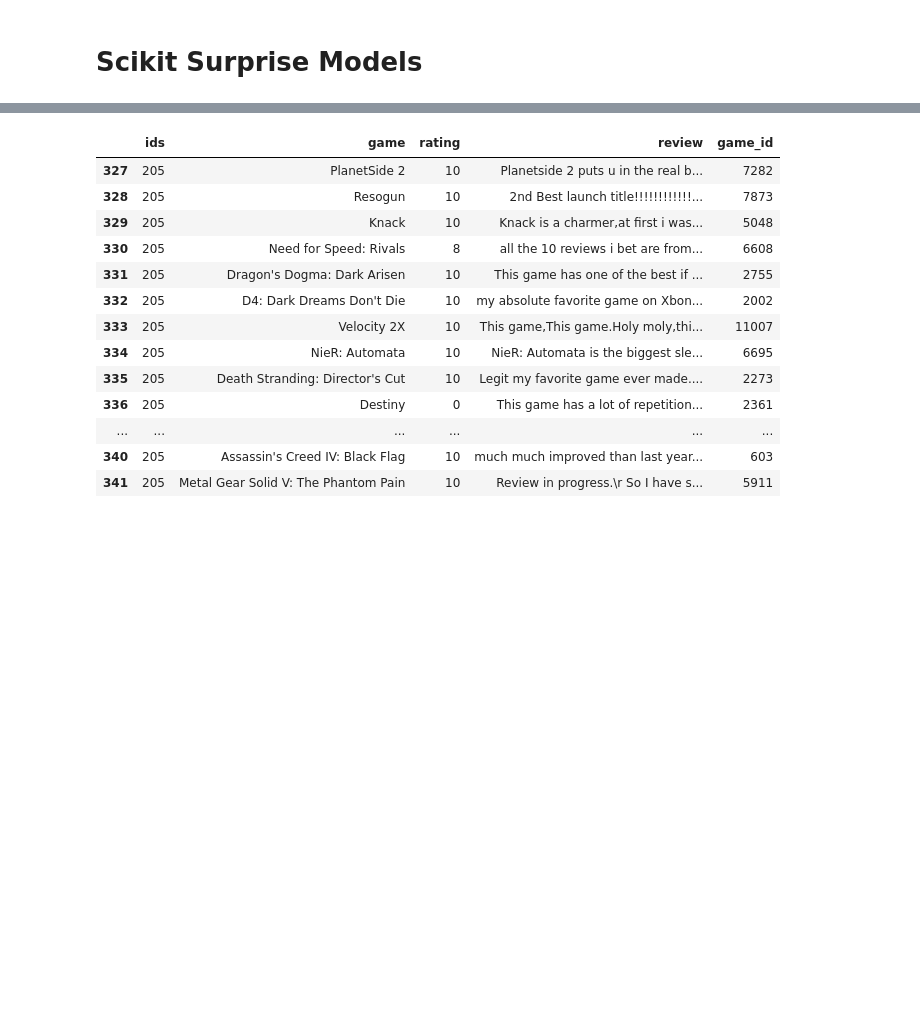
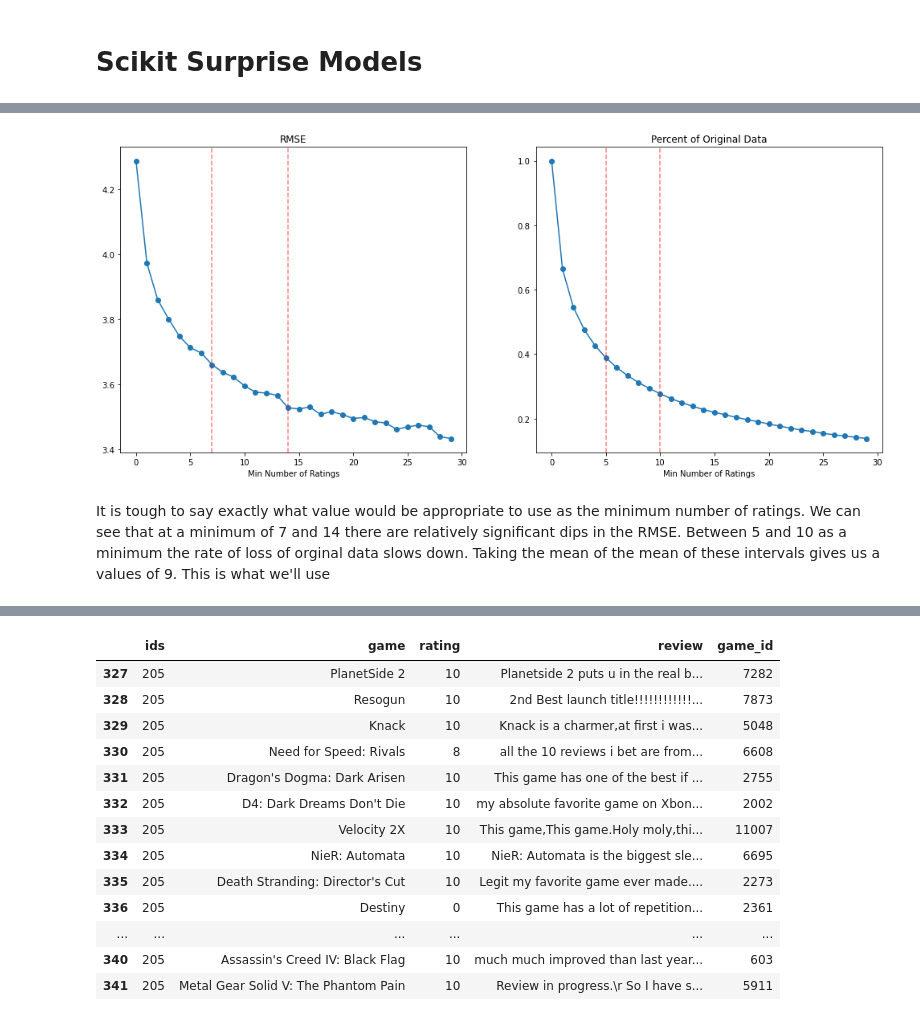
Before and after one commit to trentenAB/Video_Game_Recommendation_System, a Jupyter notebook: notebooks/Preprocess and Modeling.ipynb, the cells around one changed output, grey strips where cells are left out. Saved outputs shown, nothing was run; the diff lists cells and outputs as text; code cells hidden in the pictures; blank space fills up the shorter version.

```diff
--- a/notebooks/Preprocess and Modeling.ipynb
+++ b/notebooks/Preprocess and Modeling.ipynb
@@ -805,0 +818,4 @@ Test time         0.31    0.30    0.30    0.27    0.29    0.29    0.01
+# %%
+# Distribution of amount of ratings per user
+counts = pd.DataFrame(user_ratings['ids'].value_counts().value_counts())
+counts_ = counts[counts.index<11]
@@ -805,0 +838,39 @@ Test time         0.31    0.30    0.30    0.27    0.29    0.29    0.01
+# %%
+# get rmse scores and percent of orginial data while reducing users who rated atleast "n" games
+min_num_ratings = []
+rmse = []
+percent_of_original_data = []
+for n in range(30):
+    user_set = user_ratings[user_ratings.ids.isin(counts.index[counts.gt(n)])] # take only users with more than n ratings
+    reader = Reader(rating_scale=(0, 10))
+
+    d = Dataset.load_from_df(user_set[['ids', 'game_id', 'rating']], reader)
+
+    t = data.build_full_trainset()
+
+    alg = NormalPredictor()
+
+    cv = cross_validate(alg, d, measures=['RMSE', 'MAE'], cv=5, verbose=True)
+    score = cv['test_rmse'].mean()
+    min_num_ratings.append(n)
+    rmse.append(score)
+    pct = users/len(user_ratings)
+    percent_of_original_data.append(pct)
+# %%
+df = pd.DataFrame(min_num_ratings)
+df['rmse'] = rmse
+df['percent_of_original_data'] = percent_of_original_data
+# %%
+fig, ax = plt.subplots(1, 2, figsize=(17, 7))
+ax[0].plot(df[0], df['rmse'], 'o-')
+ax[0].set(xlabel='Min Number of Ratings', ylabel='', title='RMSE')
+ax[0].axvline(x=7, c='r', ls='--', alpha=.5)
+ax[0].axvline(x=14, c='r', ls='--', alpha=.5)
+ax[1].plot(df[0], df['percent_of_original_data'], 'o-')
+ax[1].set(xlabel='Min Number of Ratings', ylabel='', title='Percent of Original Data')
+ax[1].axvline(x=5, c='r', ls='--', alpha=.5)
+ax[1].axvline(x=10, c='r', ls='--', alpha=.5);
+# %% [output]
+[figure, added]
+# %% [markdown]
+It is tough to say exactly what value would be appropriate to use as the minimum number of ratings. We can see that at a minimum of 7 and 14 there are relatively significant dips in the RMSE. Between 5 and 10 as a minimum the rate of loss of orginal data slows down. Taking the mean of the mean of these intervals gives us a values of 9. This is what we'll use
```
Also changed, not shown: parts of 43 cells of this notebook.
